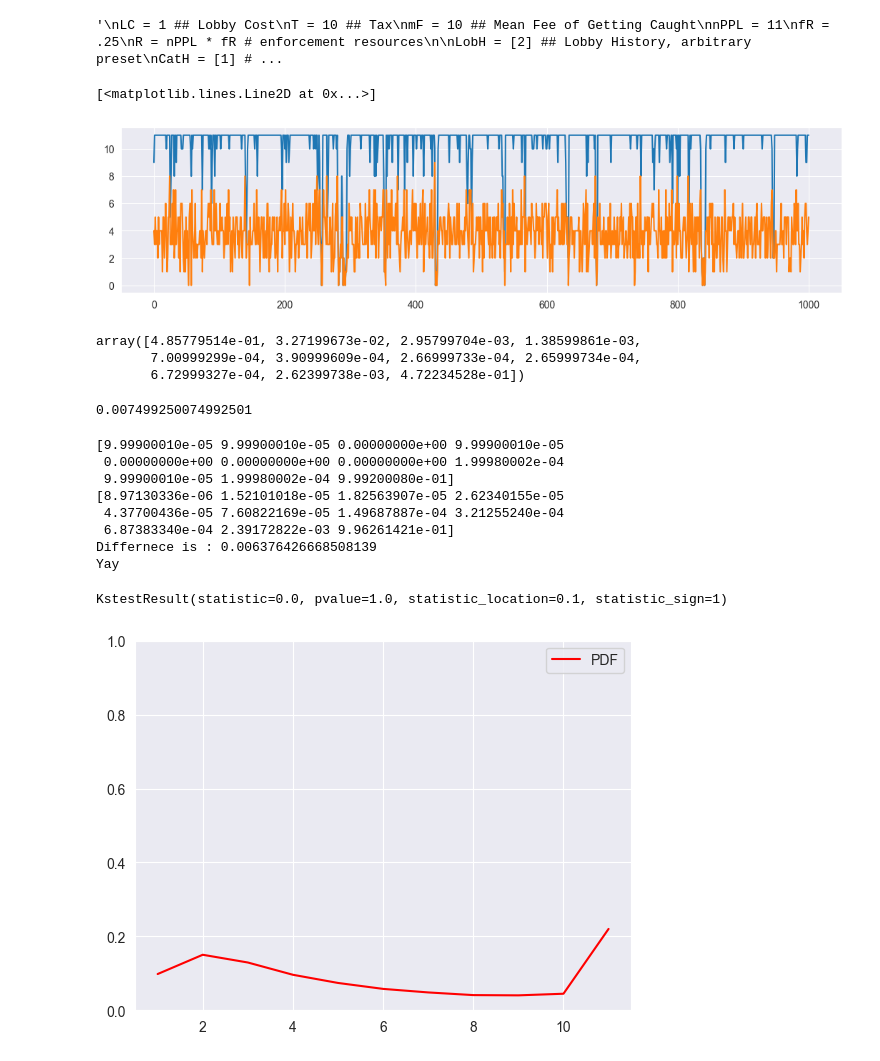
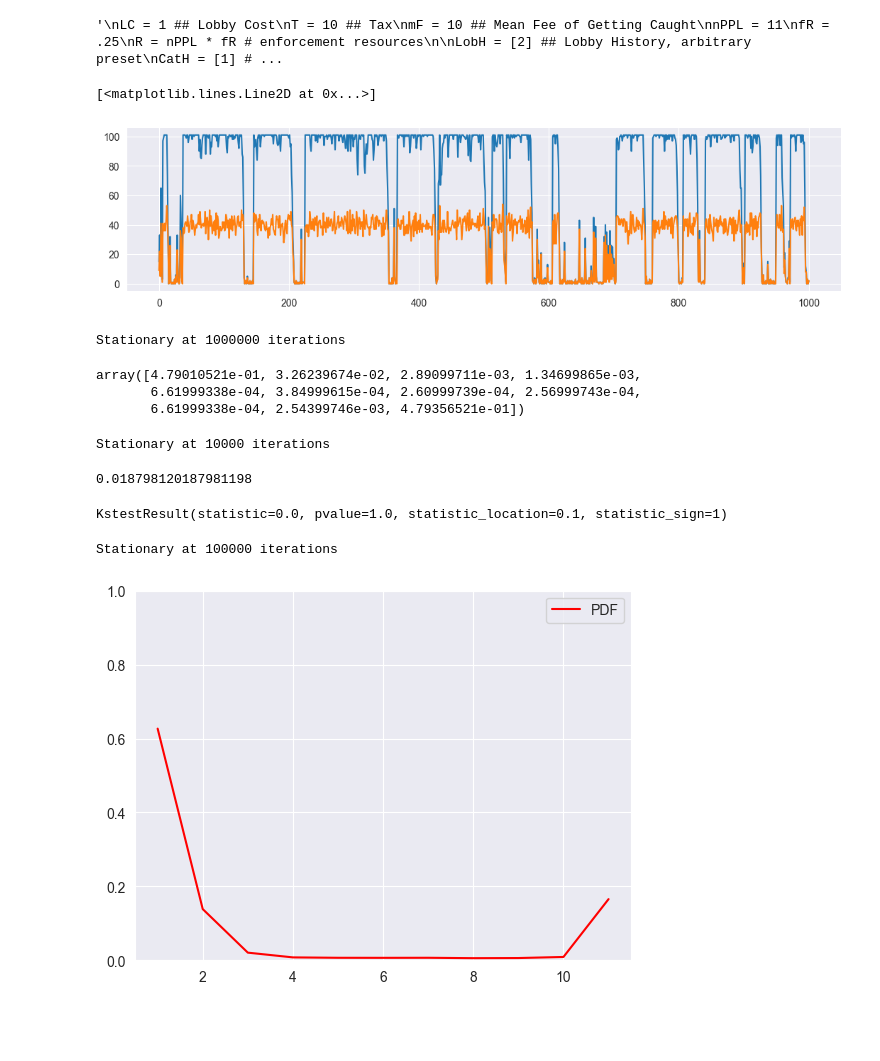
Before and after one commit to JTayMilli/391X, a Jupyter notebook: BoringDynamics.ipynb, the cells around one changed output. Drawn from its saved outputs; the diff is of its cells as text; code cells hidden in the pictures; blank space fills up the shorter version.

```diff
--- a/BoringDynamics.ipynb
+++ b/BoringDynamics.ipynb
@@ -78,14 +78,14 @@ def set(LC, T, mF, nPPL, fR, itr):
     run(LC = LC, T = T, mF = mF, nPPL = nPPL, fR = fR, itr = itr, LobH = LobH, CatH = CatH)
     return LobH, CatH
 # %%
-LobH, CatH = set(LC = 1, T = 5, mF = .5, nPPL = 10, fR = .5, itr = 1000)
+LobH, CatH = set(LC = 1, T = 5, mF = 2, nPPL = 100, fR = .5, itr = 1000)
 # %%
 plt.figure(figsize=(13, 3))
 plt.plot(LobH)
 plt.plot(CatH)
 # %% [output]
 [<matplotlib.lines.Line2D at 0x...>]
-[figure, old version]
+[figure, new version]
 # %%
 #plt.hist(LobH, range = [0,nPPL+1])
 # %%
@@ -95,26 +95,36 @@ def DynPDF(LC, T, mF, nPPL, fR, itr):
     LobH, CatH = set(LC = LC, T = T, mF = mF, nPPL = nPPL, fR = fR, itr = itr)
     count, bins_count = np.histogram(LobH, bins=nPPL+1)
     pdf2 = count / sum(count)
-    pdf = [1]
+    diff = 1
 
-    while sum(abs(pdf - pdf2)) > .01 and itr <= MAXitr:
+    while diff > .01 and itr <= MAXitr:
         itr = itr * 10
         pdf = pdf2
         LobH, CatH = set(LC = LC, T = T, mF = mF, nPPL = nPPL, fR = fR, itr = itr)
         count, bins_count = np.histogram(LobH, bins=nPPL+1)
         pdf2 = count / sum(count)
+        diff = sum(abs(pdf - pdf2))
+        n = 0
+        while diff < .01 and n < 4:
+            n = n + 1
+            LobH, CatH = set(LC = LC, T = T, mF = mF, nPPL = nPPL, fR = fR, itr = itr)
+            count, bins_count = np.histogram(LobH, bins=nPPL+1)
+            pdf2 = count / sum(count)
+            diff = sum(abs(pdf - pdf2))
         #if itr >= MAXitr: break
     #cdf = np.cumsum(pdf)
     #nL = range(0,nPPL+1) # equals to list(set(words))
     #Lfreq = [x/(len(LobH)) for x in list(Counter(LobH).values())] # counts the elements' frequency
     pdf = pdf2
+    print(f"Stationary at {itr} iterations")
     return pdf, bins_count
 # %%
 DynPDF(fR = .5, LC = 1, T = 15, mF = 5, nPPL = 10, itr = 100000)[0]
 # %% [output]
-array([4.85779514e-01, 3.27199673e-02, 2.95799704e-03, 1.38599861e-03,
-       7.00999299e-04, 3.90999609e-04, 2.66999733e-04, 2.65999734e-04,
-       6.72999327e-04, 2.62399738e-03, 4.72234528e-01])
+Stationary at 1000000 iterations
+array([4.79010521e-01, 3.26239674e-02, 2.89099711e-03, 1.34699865e-03,
+       6.61999338e-04, 3.84999615e-04, 2.60999739e-04, 2.56999743e-04,
+       6.61999338e-04, 2.54399746e-03, 4.79356521e-01])
 # %%
 DPDF = DynPDF(fR = .5, LC = 1, T = 15, mF = 5, nPPL = 30, itr = 1000)[0]
 pBin = 0
@@ -122,7 +132,8 @@ for i in range(0,5+1):
     pBin = pBin + DPDF[i]
 pBin
 # %% [output]
-0.007499250074992501
+Stationary at 10000 iterations
+0.018798120187981198
 # %%
 def ConvTEST(LC, T, mF, nPPL, fR, itr):
        DPDF = DynPDF(fR = fR, LC = LC, T = T, mF = mF, nPPL = nPPL, itr = itr)[0]
@@ -134,16 +145,7 @@ def ConvTEST(LC, T, mF, nPPL, fR, itr):
        if diff < .01: print("Yay")
        else: print("sucks to suck")
 # %%
-ConvTEST(fR = .2, LC = 1, T = 5, mF = .5, nPPL = 10, itr = 1000000)
+ConvTEST(LC = 1, T = 5, mF = 2, nPPL = 10, fR = .5, itr = 1000000)
-# %% [output]
-[9.99900010e-05 9.99900010e-05 0.00000000e+00 9.99900010e-05
- 0.00000000e+00 0.00000000e+00 0.00000000e+00 1.99980002e-04
- 9.99900010e-05 1.99980002e-04 9.99200080e-01]
-[8.97130336e-06 1.52101018e-05 1.82563907e-05 2.62340155e-05
- 4.37700436e-05 7.60822169e-05 1.49687887e-04 3.21255240e-04
- 6.87383340e-04 2.39172822e-03 9.96261421e-01]
-Differnece is : 0.006376426668508139
-Yay
 # %%
 TMPDF = [.1,.2,.3,.2,.1,.1]
 TMPDF2 = [.3,.2,.2,.1,.1,.1]
@@ -160,9 +162,10 @@ def GraphDynPDF(LC, T, mF, nPPL, fR, itr):
     plt.ylim([0, 1])
     plt.legend()
 # %%
-GraphDynPDF(fR = .8, LC = 1, T = 5, mF = .5, nPPL = 10, itr = 10000)
+GraphDynPDF(LC = 1, T = 5, mF = 2, nPPL = 10, fR = .5, itr = 10000)
 # %% [output]
+Stationary at 100000 iterations
-[figure, old version]
+[figure, new version]
 # %%
 def DynItrR(LC, T, mF, nPPL, itr, bl):
     fR = 1 * bl
```
Also changed, not shown: parts of 1 cell of this notebook, 1 other file.
